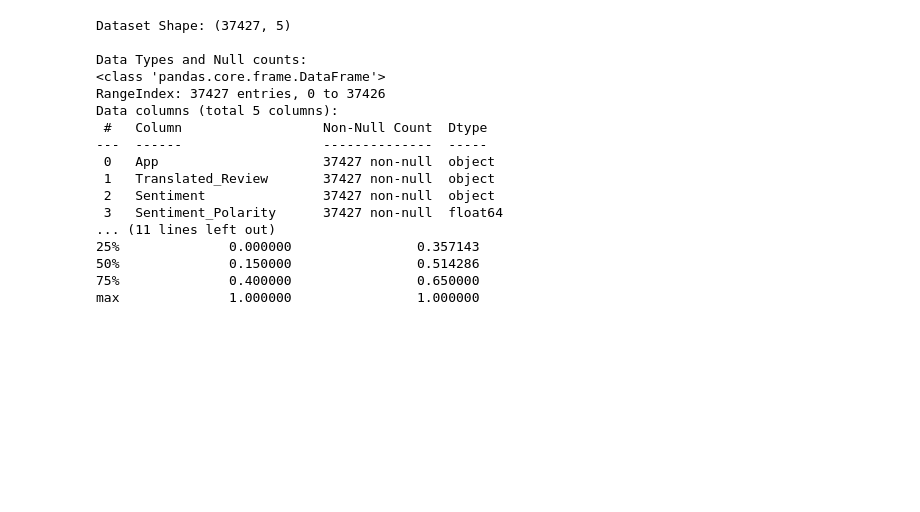
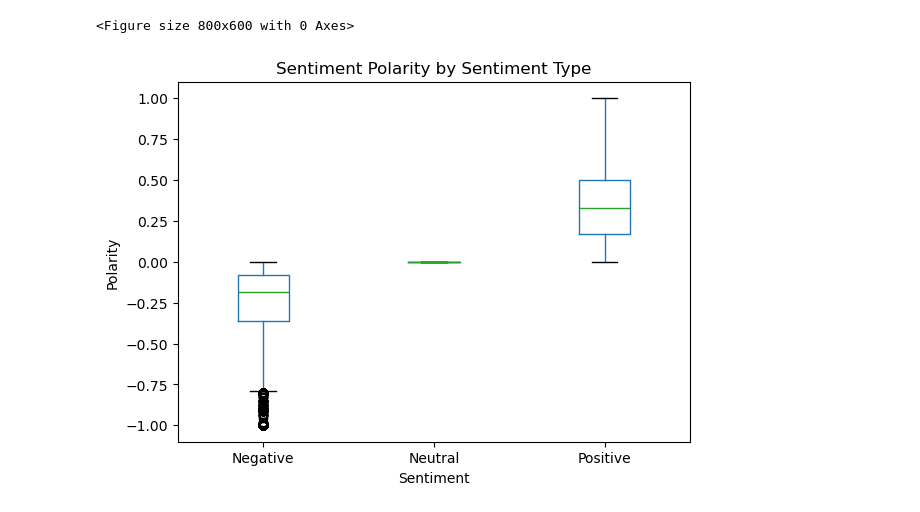
Before and after one commit to anshuman-borah/GooglePlayStoreSentimentAnalysis, a Jupyter notebook: sentiment_analysis.ipynb, the cells around one changed output. Drawn from its saved outputs; the diff is of its cells as text; code cells hidden in the pictures; blank space fills up the shorter version.

```diff
--- a/sentiment_analysis.ipynb
+++ b/sentiment_analysis.ipynb
@@ -89,27 +69,11 @@ plt.show()
-# %%
-# Check shape and info
-print(f"Dataset Shape: {df.shape}")
-print("\nData Types and Null counts:")
-print(df.info())
-
-# Basic stats for numeric columns (if any)
-print("\nDescriptive Statistics:")
-print(df.describe())
-# %% [output]
-Dataset Shape: (37427, 5)
-
-Data Types and Null counts:
-<class 'pandas.core.frame.DataFrame'>
-RangeIndex: 37427 entries, 0 to 37426
-Data columns (total 5 columns):
- #   Column                  Non-Null Count  Dtype
----  ------                  --------------  -----
- 0   App                     37427 non-null  object
- 1   Translated_Review       37427 non-null  object
- 2   Sentiment               37427 non-null  object
- 3   Sentiment_Polarity      37427 non-null  float64
-... (11 lines left out)
-25%              0.000000                0.357143
-50%              0.150000                0.514286
-75%              0.400000                0.650000
-max              1.000000                1.000000
+# %%
+plt.figure(figsize=(8, 6))
+user_reviews_cleaned.boxplot(column='Sentiment_Polarity', by='Sentiment', grid=False)
+plt.title('Sentiment Polarity by Sentiment Type')
+plt.suptitle('')
+plt.xlabel('Sentiment')
+plt.ylabel('Polarity')
+plt.show()
+# %% [output]
+<Figure size 800x600 with 0 Axes>
+[figure, added]
```
Also changed, not shown: parts of 20 cells of this notebook, 1 other file.
